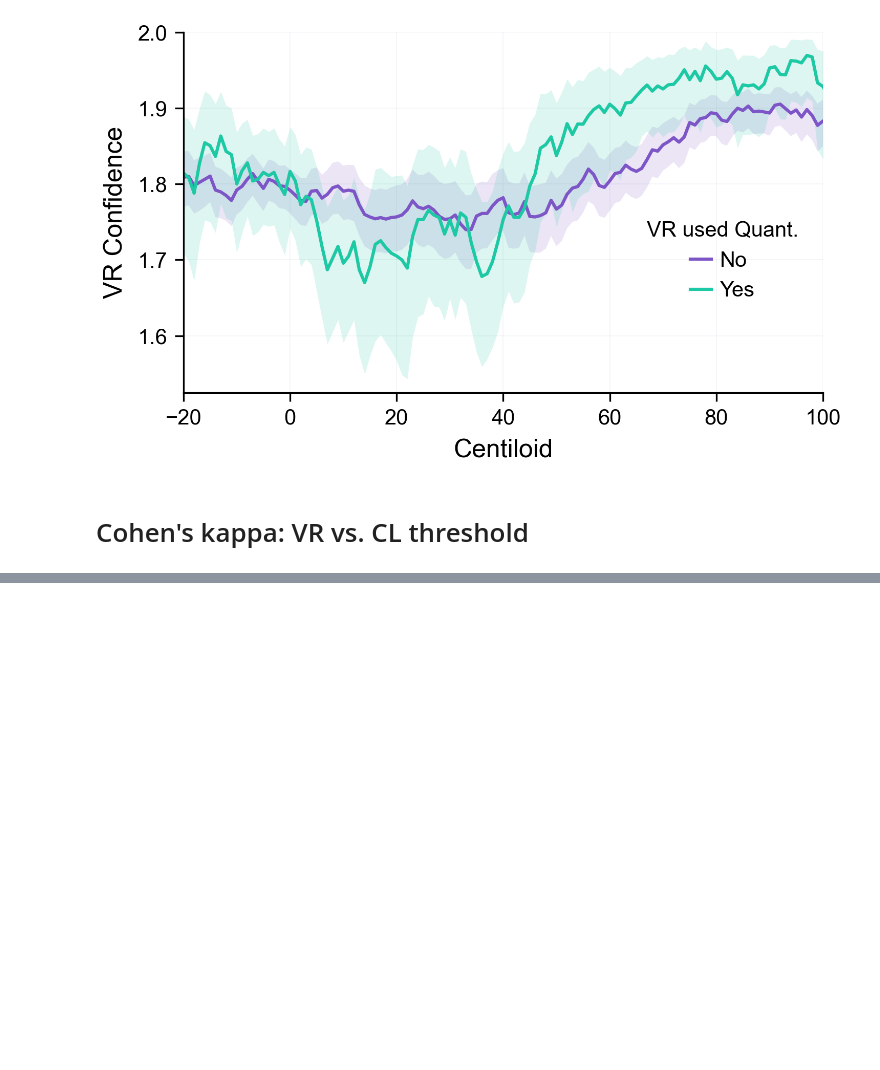
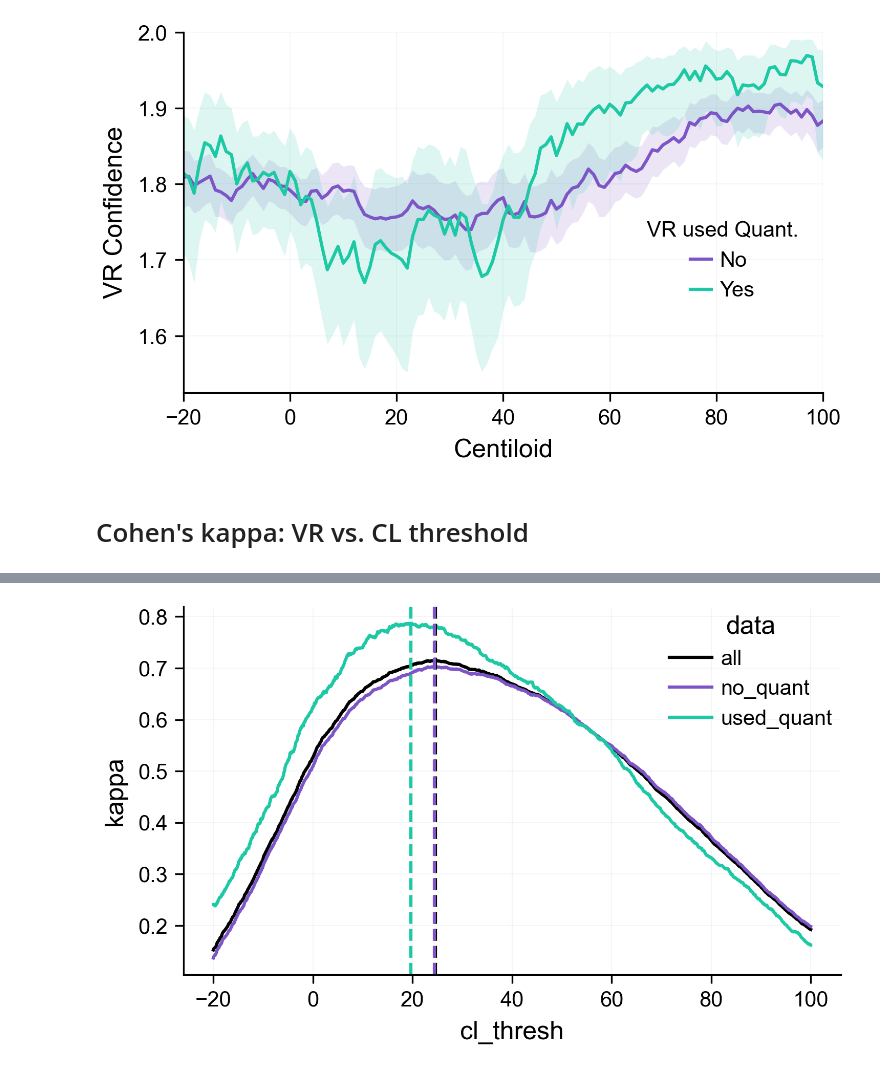
Before and after one commit to dschonhaut/ideas_visual_quant, a Jupyter notebook: plotting.ipynb, the cells around one changed output, grey strips where cells are left out. Drawn from its saved outputs; the diff is of its cells as text; code cells hidden in the pictures; blank space fills up the shorter version.

```diff
--- a/plotting.ipynb
+++ b/plotting.ipynb
@@ -763,7 +971,7 @@ def vr_quant_kappa(vr, cl, min_cutoff=-20, max_cutoff=100, step=0.1):
     return kappas
 
 
-def bootstrap_vr_quant_kappa(vr, cl, n_resamples=10000, method="BCa"):
+def bootstrap_vr_quant_kappa(vr, cl, n_resamples=5000, method="BCa", **kws):
     """Calculate bootstrap CIs for the kappa between visual and quant.
 
     Parameters
@@ -793,11 +1001,15 @@ def bootstrap_vr_quant_kappa(vr, cl, n_resamples=10000, method="BCa"):
             The bootstrap standard error, that is, the sample standard
             deviation of the bootstrap distribution.
     """
+
+    def vr_quant_kappa_wrapper(vr, cl, **kws):
+        return vr_quant_kappa(vr, cl, **kws)
+
     assert vr.size == cl.size
     assert vr.ndim == 1 and cl.ndim == 1
     res = stats.bootstrap(
         (vr, cl),
-        vr_quant_kappa,
+        vr_quant_kappa_wrapper,
         n_resamples=n_resamples,
         paired=True,
         method=method,
@@ -840,9 +1052,10 @@ def calc_max_kappa(vr_quant):
 
     # Calculate the difference in optimal CL threshold between scans that
     # used quantification in the visual read process and those that didn't.
+    max_kappa_diff = max_kappa["used_quant"]["kappa"] - max_kappa["no_quant"]["kappa"]
     cl_thresh_diff = np.round(
         max_kappa["used_quant"]["cl_thresh"] - max_kappa["no_quant"]["cl_thresh"], 1
     )
 
-    return max_kappa, cl_thresh_diff
+    return max_kappa, max_kappa_diff, cl_thresh_diff
 # %%
@@ -957,0 +1423,17 @@ matplotlib.legend.Legend
+# %%
+palette = [co["k"], co["v3"], co["g"]]
+
+fig, ax = plt.subplots(figsize=(colws[3] * 0.7, colws[3] * 0.7 * 0.618034))
+
+sns.lineplot(
+    x="cl_thresh", y="kappa", hue="data", data=vr_quant, palette=palette, ax=ax
+)
+for i, d in enumerate(["all", "no_quant", "used_quant"]):
+    ax.axvline(
+        x=max_kappa[d]["cl_thresh"],
+        color=palette[i],
+        linestyle="--",
+        linewidth=lws["line"],
+    )
+# %% [output]
+[figure, added]
```
Also changed, not shown: parts of 24 cells of this notebook, 1 other file.
